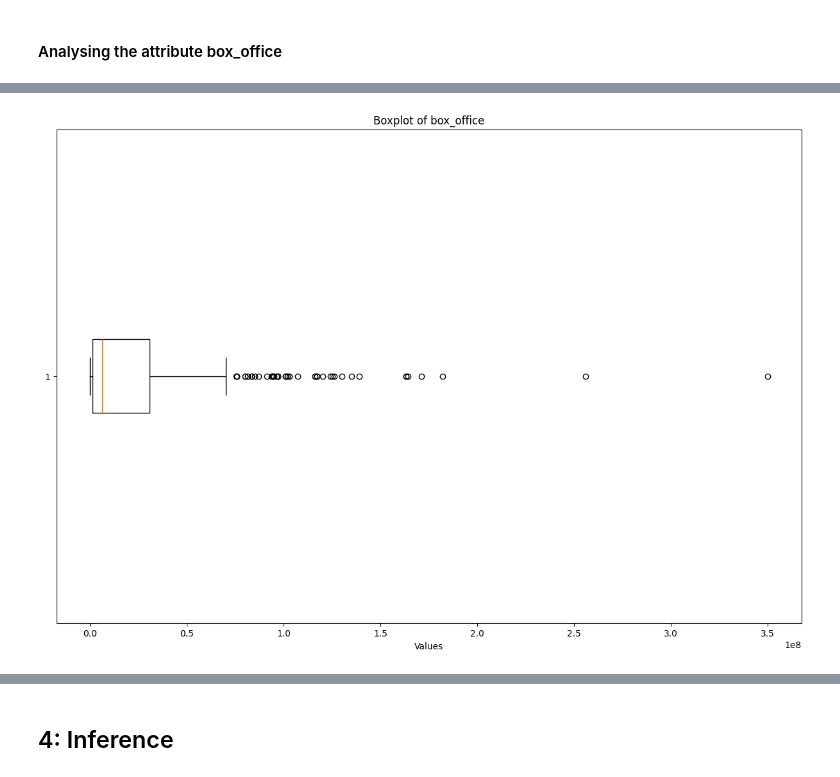
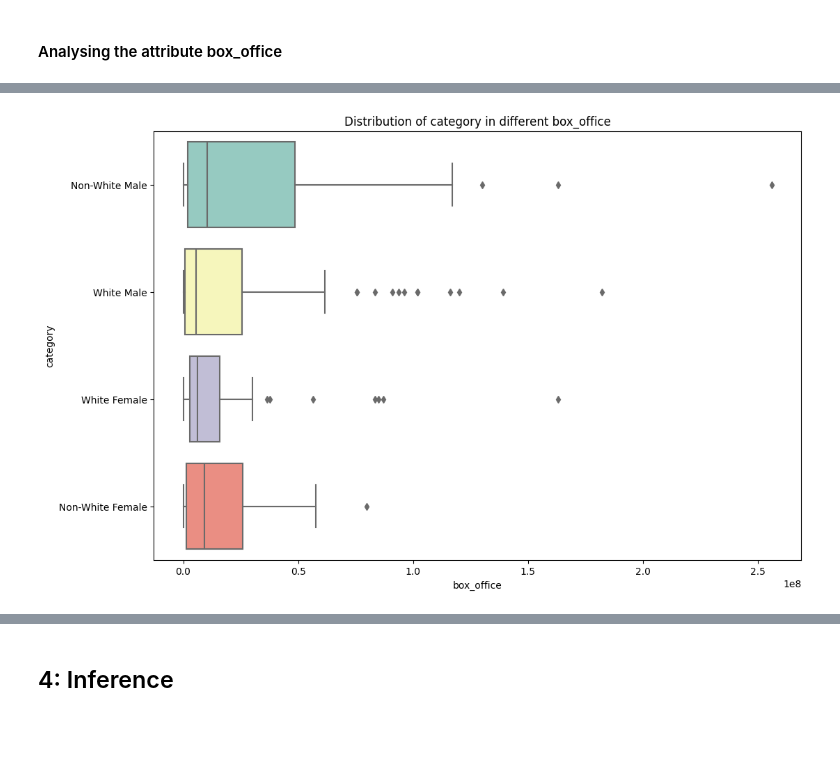
Before and after one commit to qdou14/Biopic_analysis_project_4, a Jupyter notebook: biogic_analysis.ipynb, the cells around one changed output, grey strips where cells are left out. Drawn from its saved outputs; the diff is of its cells as text; code cells hidden in the pictures; blank space fills up the shorter version.

```diff
--- a/biogic_analysis.ipynb
+++ b/biogic_analysis.ipynb
@@ -426,6 +366,6 @@ max      3.500000e+08
 Name: box_office, dtype: float64
 # %%
 # Plot 'box_office' data using a column plot method in EDA.
-eda.column_plt("box_office")
+eda.column_boxplot("box_office",'category')
 # %% [output]
-[figure, old version]
+[figure, new version]
```
Also changed, not shown: parts of 65 cells of this notebook, 6 other files.
